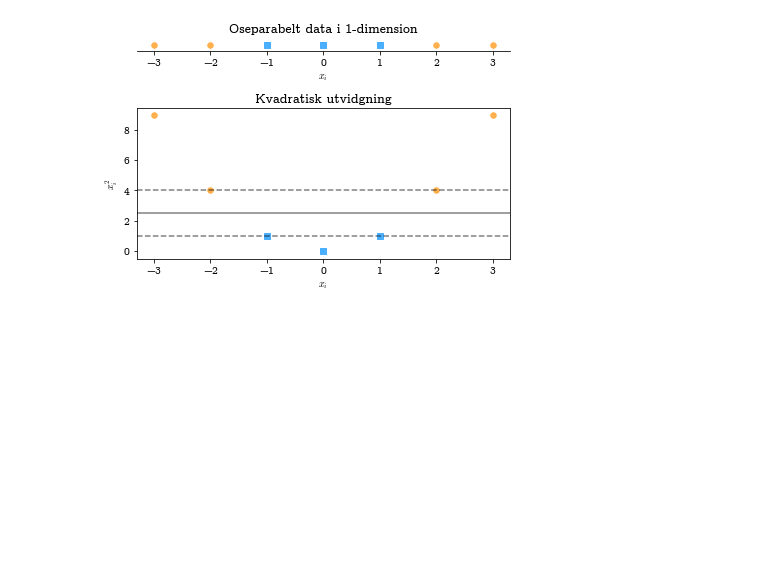
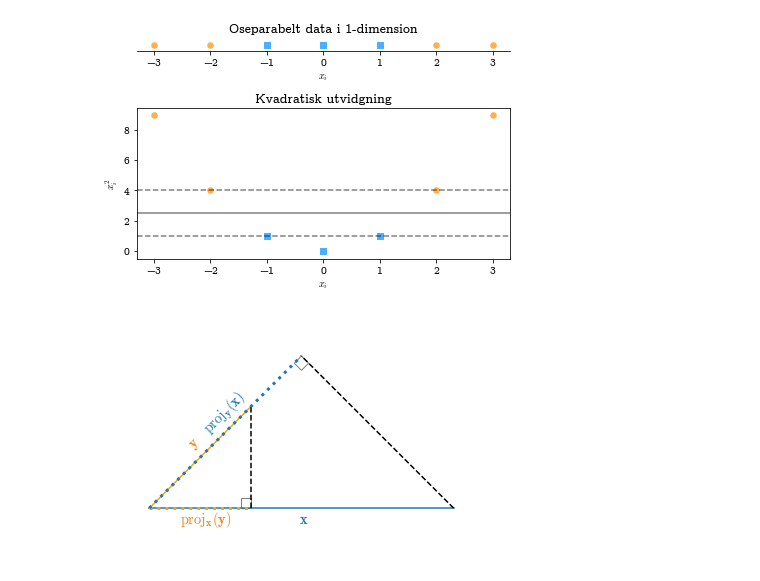
Before and after one commit to oscargranlund/kandidat, a Jupyter notebook: Figurer.ipynb, the cells around one changed output. Cells and saved outputs as stored; diff of their text form; code cells hidden in the pictures; blank space fills up the shorter version.

```diff
--- a/Figurer.ipynb
+++ b/Figurer.ipynb
@@ -235,3 +236,39 @@ pp.close()
 #plt.show()
 # %% [output]
 [figure]
+# %%
+x1, y1 = [0, 2], [0, 2]
+x2, y2 = [0, 6], [0, 0]
+x3, y3 = [2, 2], [0, 2]
+x4, y4 = [0, 2], [0, 0]
+x5, y5 = [0, 3], [0, 3]
+x6, y6 = [6, 3], [0, 3]
+plot = plt.plot(x2, y2)
+
+#plt.ylim(bottom=-0.1, top=3.1)
+#plt.xlim(left=-0.1, right=6.1)
+ax = plt.gca()
+ax.add_line(mlines.Line2D(x1, y1, color='orange'))
+ax.add_line(mlines.Line2D(x3, y3, color='black', linestyle='--'))
+ax.add_line(mlines.Line2D(x4, y4, color='orange', linestyle=':', alpha=1, linewidth=3))
+ax.add_line(mlines.Line2D(x5, y5, linestyle=':', alpha=1, linewidth=3))
+ax.add_line(mlines.Line2D(x6, y6, color='black', linestyle='--'))
+size=0.2
+ax.add_patch(patches.Rectangle([2-size, 0], width=size, height=size, color='black', alpha=0.5, fill=False))
+ax.add_patch(patches.Rectangle([3, 3], width=size, height=size, angle=45+180, color='black', alpha=0.5, fill=False))
+ax.text(2.95,-0.3,'$\mathbf{x}$', color='C0', fontsize='x-large')
+ax.text(0.75,1.25,'$\mathbf{y}$', rotation=45, color='C1', fontsize='x-large')
+ax.text(0.6,-0.3,'$\operatorname{proj}_{\mathbf{x}}(\mathbf{y})$', fontsize='x-large',  color='C1', fontweight='bold')
+ax.text(1,2.1,'$\operatorname{proj}_{\mathbf{y}}(\mathbf{x})$', fontsize='x-large',  color='C0', rotation=45, fontweight='bold')
+ax.set_aspect('equal', 'datalim')
+bottom, top = plt.ylim()
+#left, right = plt.xlim()
+plt.ylim(top=top+1.5, bottom=bottom+1.5)
+plt.axis('off')
+#plt.show()
+
+pp = PdfPages('KandFigur4.pdf')
+plt.savefig(pp, format='pdf')
+pp.close()
+# %% [output]
+[figure, added]
```
Also changed, not shown: parts of 1 cell of this notebook, 3 other files.
